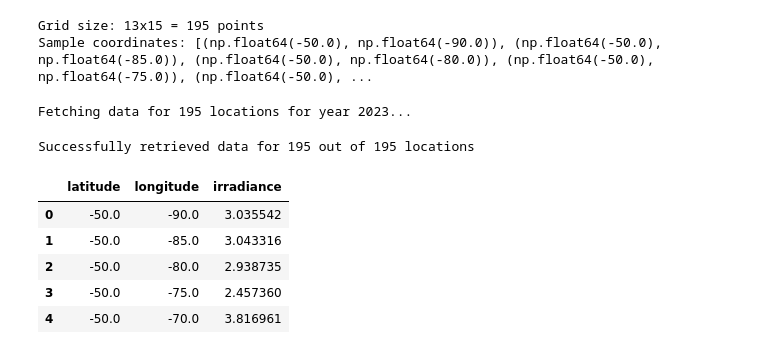
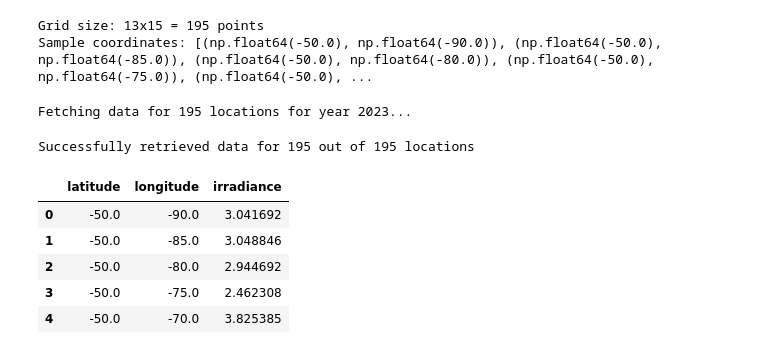
Before and after one commit to marc-herrero/UAB-the-hack25, a Jupyter notebook: nasa-power-api.ipynb, the cells around one changed output. Drawn from its saved outputs; the diff is of its cells as text; code cells hidden in the pictures.

```diff
--- a/nasa-power-api.ipynb
+++ b/nasa-power-api.ipynb
@@ -12 +11,7 @@ from datetime import datetime
+# %%
+year = 2023
+num_years = 10
+
+start_date = year - num_years + 1
+end_date = year
 # %%
@@ -259,40 +194,65 @@ def fetch_regional_monthly_avg_irradiance(lat, lon, year, region_size=0.5):
+# %%
+def fetch_yearly_avg_irradiance(lat, long):
+    params = {
+        "parameters": parameters,
+        "community": "RE",  # Renewable Energy community
+        "latitude": lat,
+        "longitude": long,
+        "start": start_date,
+        "end": end_date,
+        "format": "JSON"
+    }
+
+    response = requests.get(base_url, params=params)
+
+    if response.status_code == 200:
+        data = response.json()
+
+        irradiance_data = data['properties']['parameter']['ALLSKY_SFC_SW_DWN']
+
+        df = pd.DataFrame(list(irradiance_data.items()), columns=['Date', 'Irradiance'])
+
+        yearly_avg = df['Irradiance'].mean()
+        return lat, long, yearly_avg
+
+    else:
+        print(f"Error fetching data: {response.status_code}")
+        print(response.text)
+        print(f"Calling the funtion again...")
+        fetch_yearly_avg_irradiance(lat, long)
 # %%
-# Year to analyze
-year = 2023
-
 # Limit the number of points to fetch (to avoid API rate limits)
 max_points = len(lats) * len(lons)
 
-coordinates
 
 print(f"Fetching data for {len(coordinates)} locations for year {year}...")
 
 # Fetch data using multithreading to speed up the process
 results = []
 with ThreadPoolExecutor(max_workers=None) as executor:
-    futures = [executor.submit(fetch_yearly_avg_irradiance, lat, lon, year)
+    futures = [executor.submit(fetch_yearly_avg_irradiance, lat, lon)
               for lat, lon in coordinates]
 
     for future in tqdm(futures):
         results.append(future.result())
 
 # Filter out any failed requests
 valid_results = [(lat, lon, avg) for lat, lon, avg in results if avg is not None]
 
 print(f"Successfully retrieved data for {len(valid_results)} out of {len(coordinates)} locations")
 
 # Extract data for visualization
 map_data = [(lat, lon, avg) for lat, lon, avg in valid_results]
 
 # Create DataFrame from results
 irradiance_df = pd.DataFrame(map_data, columns=['latitude', 'longitude', 'irradiance'])
 irradiance_df.head()
 # %% [output]
 Fetching data for 195 locations for year 2023...
 Successfully retrieved data for 195 out of 195 locations
 |  | latitude | longitude | irradiance |
-| 0 | -50.0 | -90.0 | 3.035542 |
-| 1 | -50.0 | -85.0 | 3.043316 |
-| 2 | -50.0 | -80.0 | 2.938735 |
-| 3 | -50.0 | -75.0 | 2.457360 |
-| 4 | -50.0 | -70.0 | 3.816961 |
+| 0 | -50.0 | -90.0 | 3.041692 |
+| 1 | -50.0 | -85.0 | 3.048846 |
+| 2 | -50.0 | -80.0 | 2.944692 |
+| 3 | -50.0 | -75.0 | 2.462308 |
+| 4 | -50.0 | -70.0 | 3.825385 |
```
Also changed, not shown: parts of 6 cells of this notebook.
